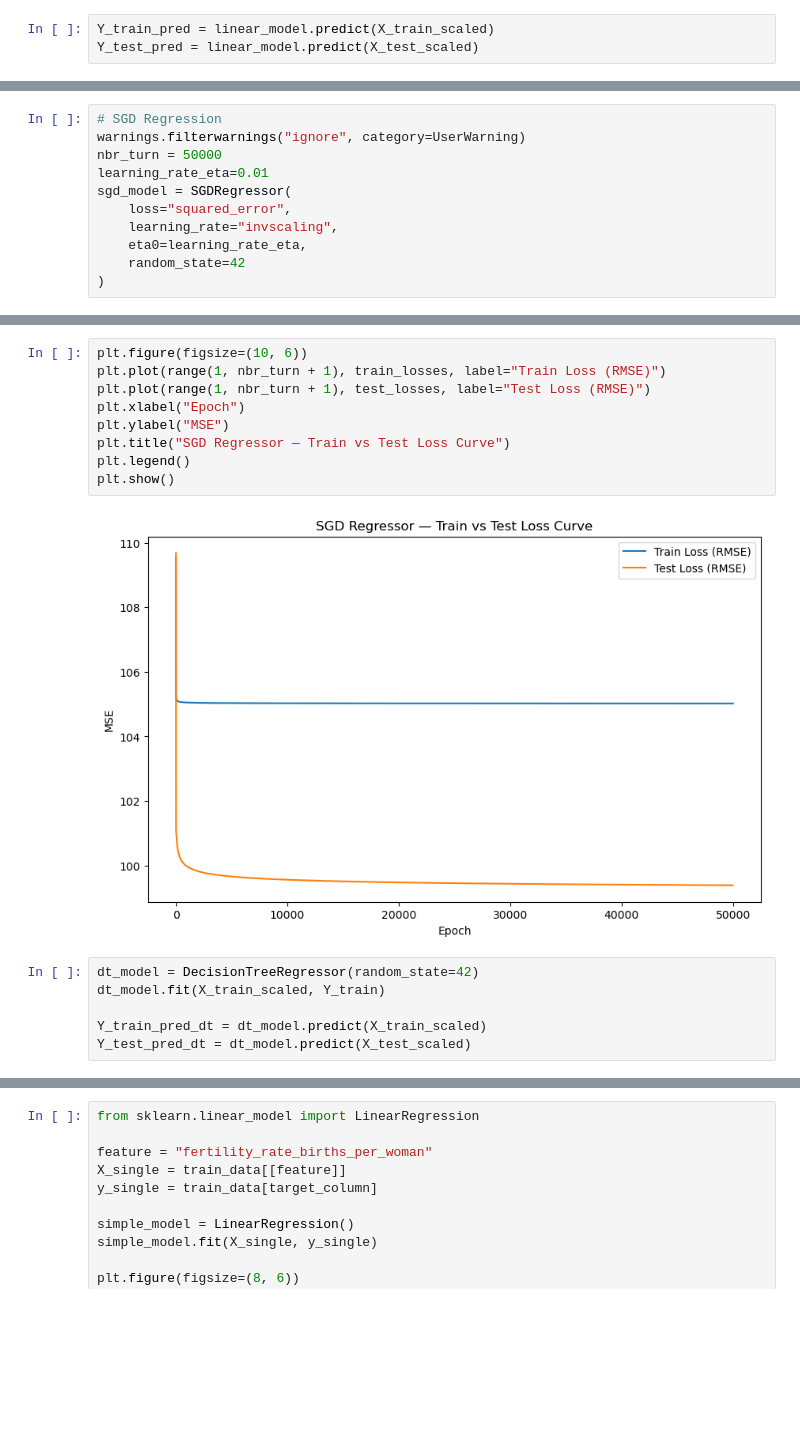
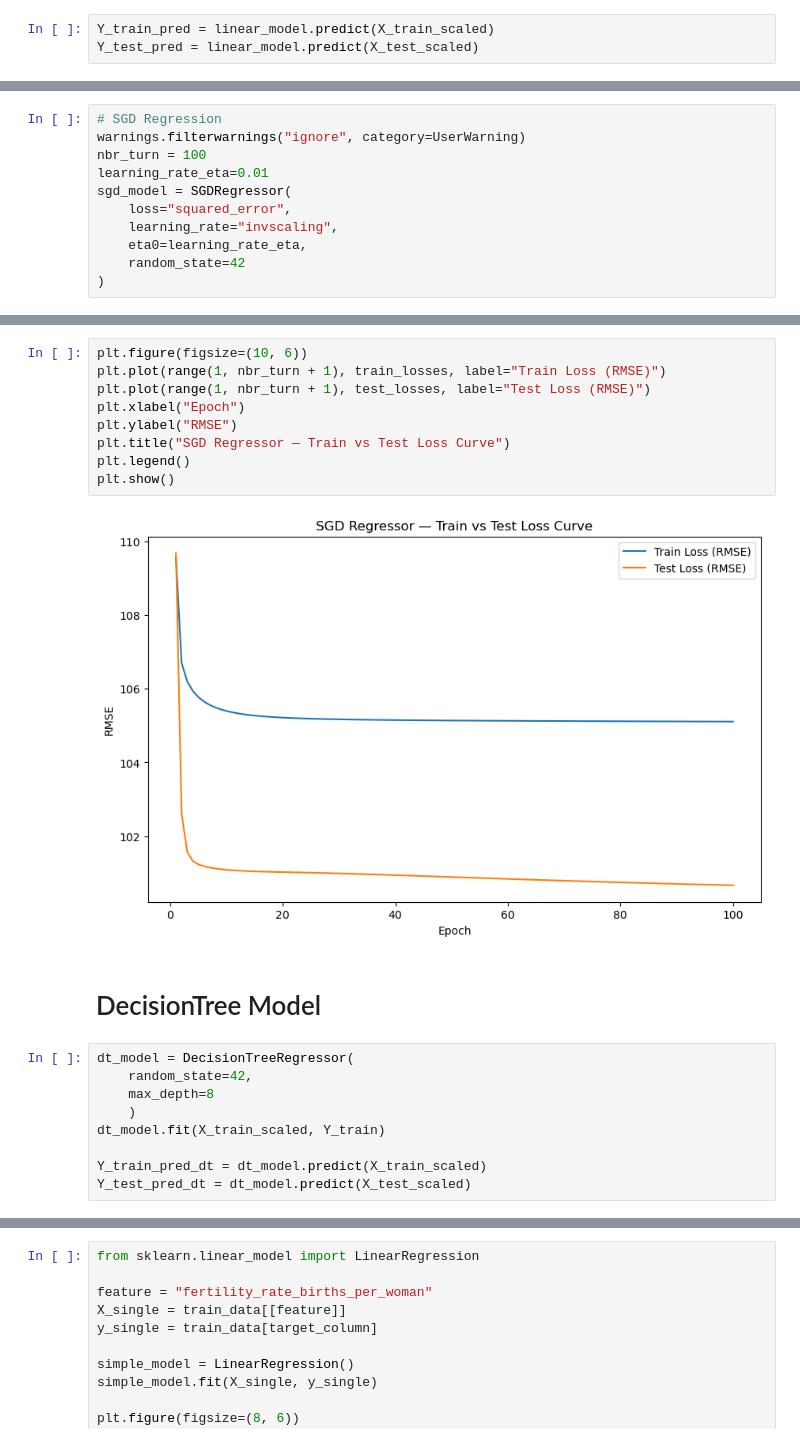
Before and after one commit to BodeMurairi2/linear_regression_model, a Jupyter notebook: summative/linear_regression/multivariate.ipynb, the cells around one changed output, grey strips where cells are left out. Saved outputs shown, nothing was run; the diff lists cells and outputs as text; blank space fills up the shorter version.

Commit message:
feat:Training 4 models complete

```diff
--- a/summative/linear_regression/multivariate.ipynb
+++ b/summative/linear_regression/multivariate.ipynb
@@ -623,7 +643,7 @@ Difference:                  -6.953
 # %%
 # SGD Regression
 warnings.filterwarnings("ignore", category=UserWarning)
-nbr_turn = 50000
+nbr_turn = 100
 learning_rate_eta=0.01
 sgd_model = SGDRegressor(
     loss="squared_error",
@@ -651,16 +698,21 @@ Train lossess: [109.54804471075771, 106.700248112812, 106.19843925218044, 105.94
 # %%
 plt.figure(figsize=(10, 6))
 plt.plot(range(1, nbr_turn + 1), train_losses, label="Train Loss (RMSE)")
 plt.plot(range(1, nbr_turn + 1), test_losses, label="Test Loss (RMSE)")
 plt.xlabel("Epoch")
-plt.ylabel("MSE")
+plt.ylabel("RMSE")
 plt.title("SGD Regressor — Train vs Test Loss Curve")
 plt.legend()
 plt.show()
 # %% [output]
-[figure, old version]
+[figure, new version]
+# %% [markdown]
+# DecisionTree Model
 # %%
-dt_model = DecisionTreeRegressor(random_state=42)
+dt_model = DecisionTreeRegressor(
+    random_state=42,
+    max_depth=8
+    )
 dt_model.fit(X_train_scaled, Y_train)
 
 Y_train_pred_dt = dt_model.predict(X_train_scaled)
```
Also changed, not shown: parts of 26 cells of this notebook.
